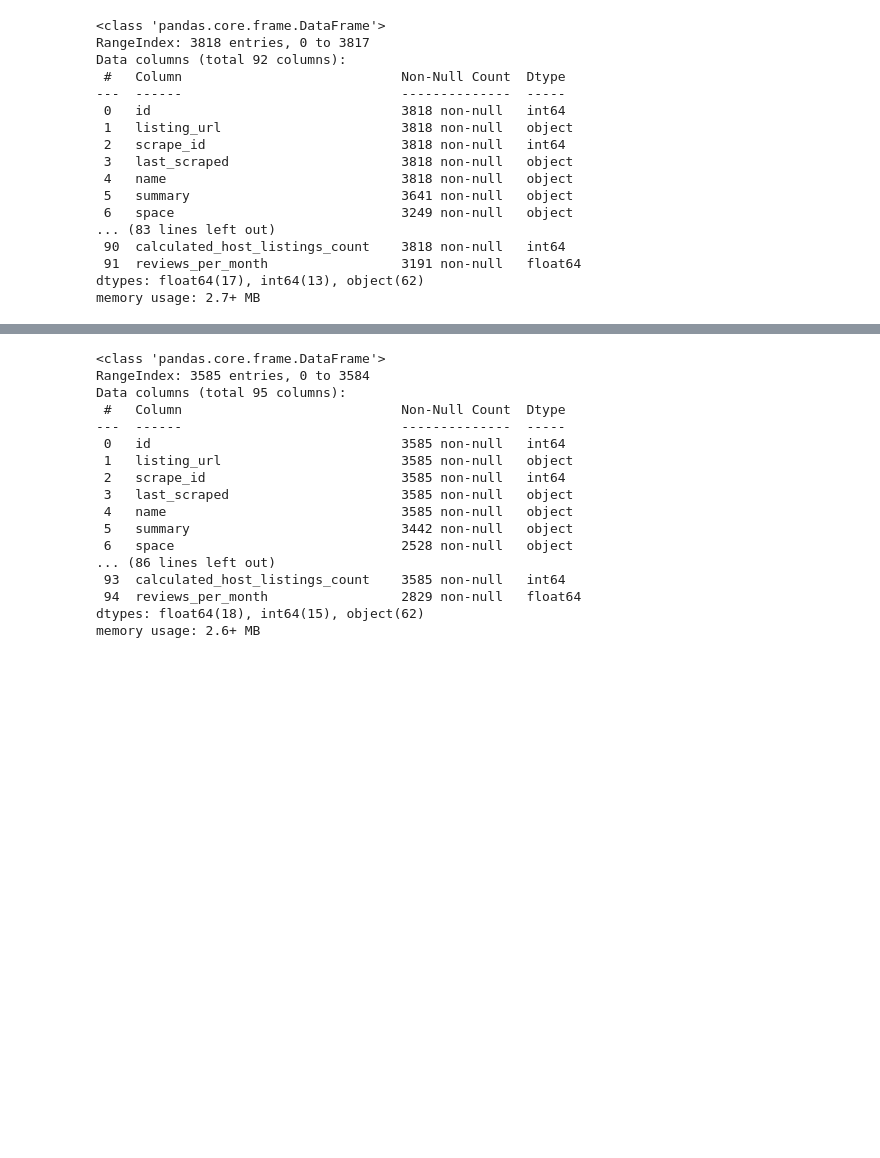
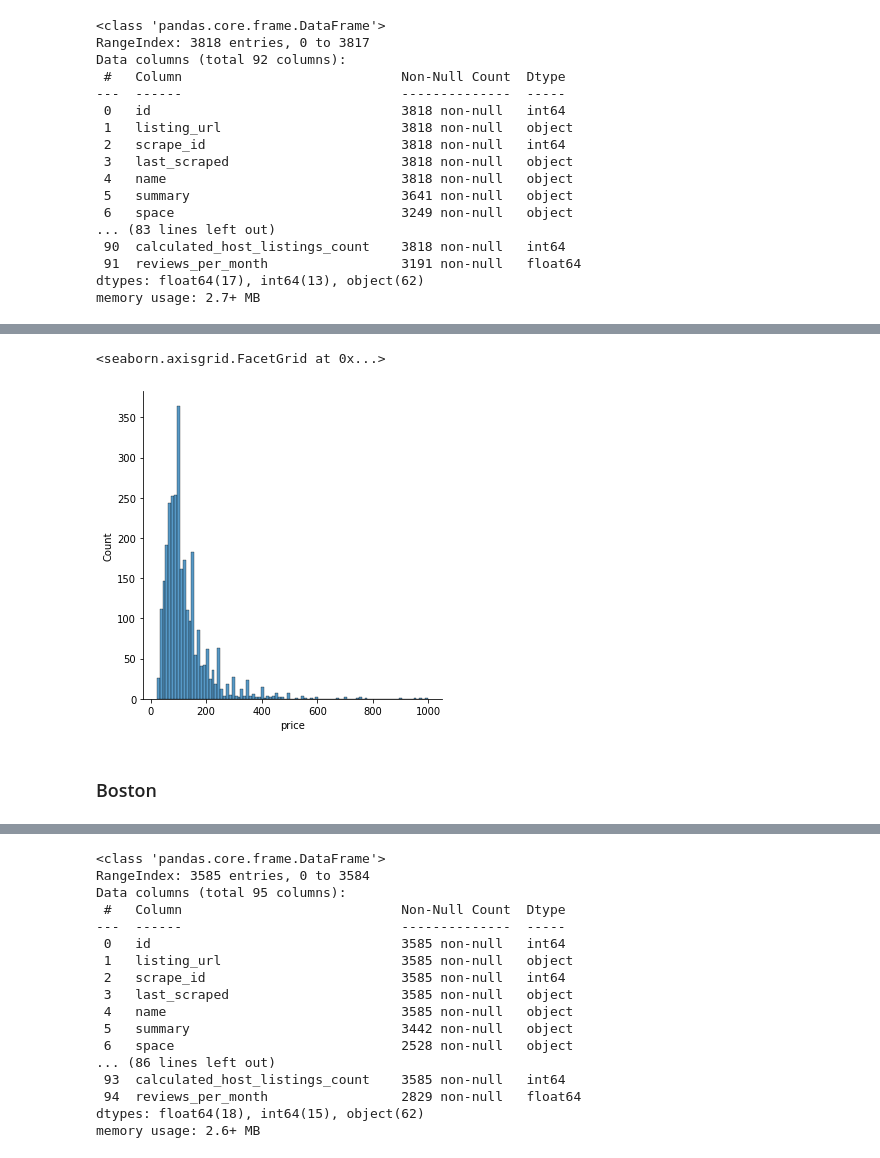
Before and after one commit to JVasquez5/Udacity_Data_Scientist_Nanodegree, a Jupyter notebook: Projects/Blog Post/seattle_boston_airbnb.ipynb, the cells around one changed output, grey strips where cells are left out. Drawn from its saved outputs; the diff is of its cells as text; code cells hidden in the pictures; blank space fills up the shorter version.

```diff
--- a/Projects/Blog Post/seattle_boston_airbnb.ipynb
+++ b/Projects/Blog Post/seattle_boston_airbnb.ipynb
@@ -94,0 +157,8 @@ memory usage: 2.7+ MB
+# %%
+seattle_df = seattle_df.drop(['listing_url', 'scrape_id', 'last_scraped', 'summary', 'space', 'description',
+ 'experiences_offered', 'neighborhood_overview', 'notes', 'transit', 'thumbnail_url',
+ 'medium_url', 'picture_url',	'xl_picture_url', 'host_url', 'host_name', 'host_since',
+ 'host_about', 'host_thumbnail_url', 'host_picture_url', 'host_verifications',
+ 'market', 'smart_location', 'country_code', 'country', 'square_feet', 'license', 'amenities',
+ 'jurisdiction_names'], axis=1)
+seattle_df.head()
@@ -94,0 +200,5 @@ memory usage: 2.7+ MB
+# %%
+clean_seattle_df=seattle_df[['host_response_rate', 'host_total_listings_count', 'neighbourhood',
+                            'beds', 'bedrooms', 'minimum_nights', 'maximum_nights',
+                            'number_of_reviews', 'price', 'state']].copy()
+clean_seattle_df.head()
@@ -94,0 +232,3 @@ memory usage: 2.7+ MB
+# %%
+cleanest_seattle_df = clean_seattle_df.dropna(axis=0, how='any')
+cleanest_seattle_df.info()
@@ -95,3 +257,10 @@ memory usage: 2.7+ MB
+# %%
+sns.displot(cleanest_seattle_df, x="price")
+# %% [output]
+<seaborn.axisgrid.FacetGrid at 0x...>
+[figure, added]
+# %% [markdown]
+### Boston
 # %%
 boston_df = pd.read_csv('datasets/Boston/Boston_listings.csv')
 boston_df.head()
```
Also changed, not shown: parts of 31 cells of this notebook.
